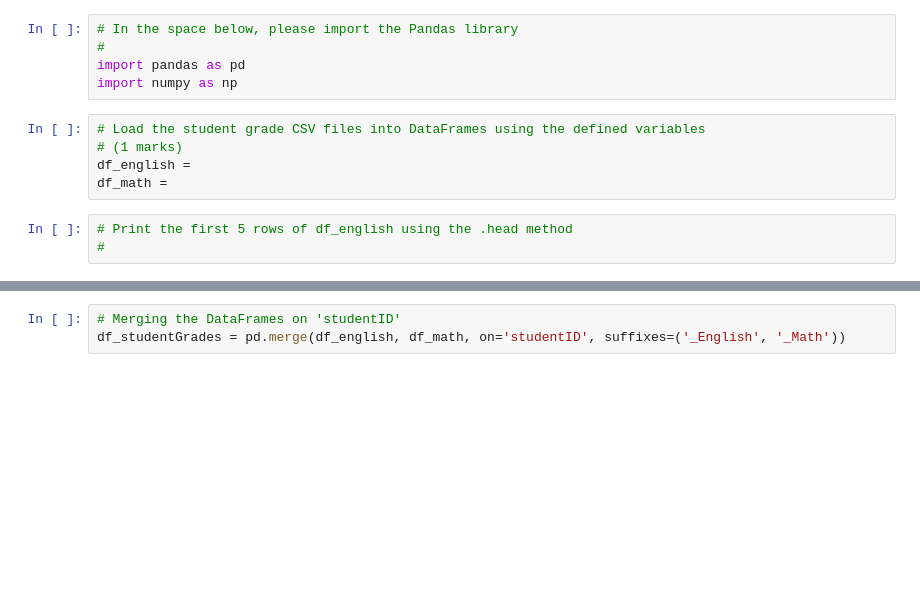
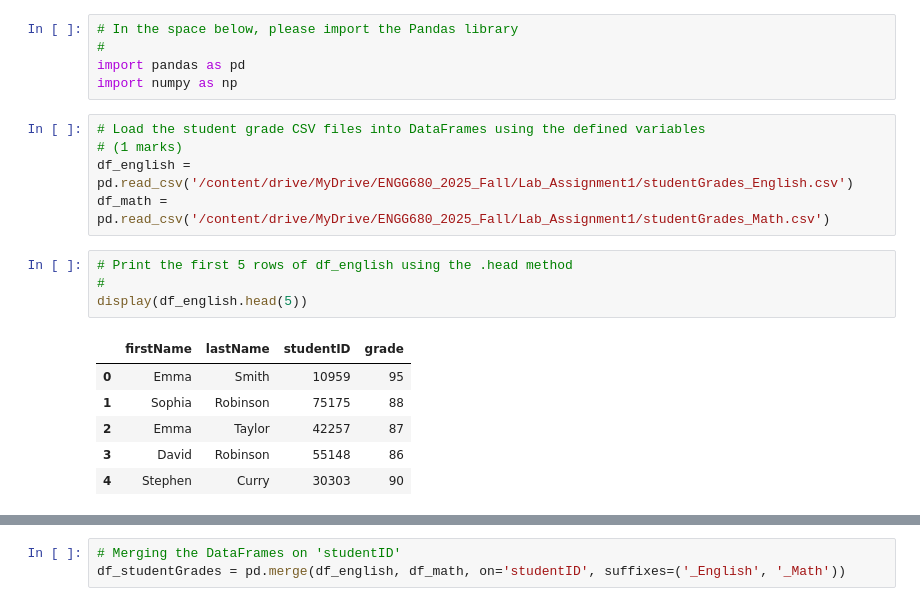
Before and after one commit to karafitzgerald/ENGG680_2025_Fall, a Jupyter notebook: Lab_Assignment1/StudentGradeManagement.ipynb, the cells around one changed output, grey strips where cells are left out. Drawn from its saved outputs; the diff is of its cells as text; blank space fills up the shorter version.

```diff
--- a/Lab_Assignment1/StudentGradeManagement.ipynb
+++ b/Lab_Assignment1/StudentGradeManagement.ipynb
@@ -146,11 +155,19 @@ import numpy as np
 # %%
 # Load the student grade CSV files into DataFrames using the defined variables
 # (1 marks)
-df_english =
-df_math =
+df_english = pd.read_csv('/content/drive/MyDrive/ENGG680_2025_Fall/Lab_Assignment1/studentGrades_English.csv')
+df_math = pd.read_csv('/content/drive/MyDrive/ENGG680_2025_Fall/Lab_Assignment1/studentGrades_Math.csv')
 # %%
 # Print the first 5 rows of df_english using the .head method
 #
+display(df_english.head(5))
+# %% [output]
+|  | firstName | lastName | studentID | grade |
+| 0 | Emma | Smith | 10959 | 95 |
+| 1 | Sophia | Robinson | 75175 | 88 |
+| 2 | Emma | Taylor | 42257 | 87 |
+| 3 | David | Robinson | 55148 | 86 |
+| 4 | Stephen | Curry | 30303 | 90 |
 # %%
 # Print the first 5 rows of df_math using the .head method
 #
```
Also changed, not shown: parts of 21 cells of this notebook.
